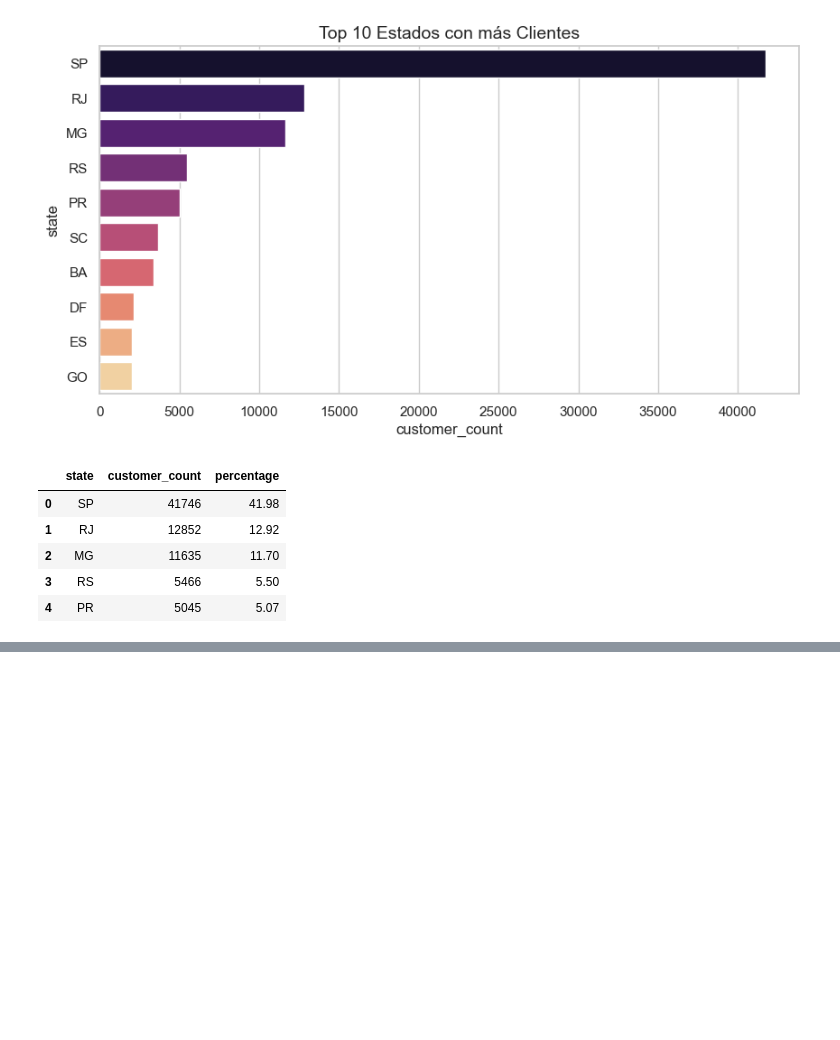
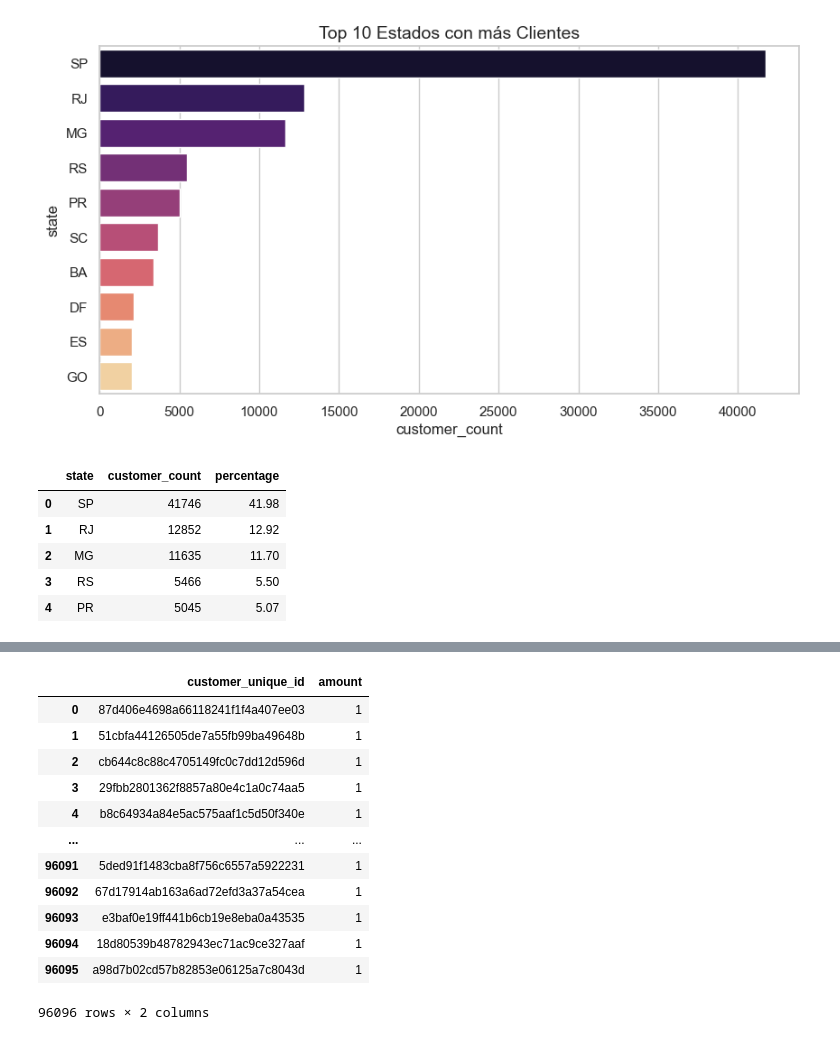
Before and after one commit to marcobustosblas/ecommerce-olist-analysis, a Jupyter notebook: notebooks/04_customer_analysis.ipynb, the cells around one changed output, grey strips where cells are left out. Cells and saved outputs as stored; diff of their text form; code cells hidden in the pictures; blank space fills up the shorter version.

```diff
--- a/notebooks/04_customer_analysis.ipynb
+++ b/notebooks/04_customer_analysis.ipynb
@@ -81,0 +88,26 @@ state_distribution.head()
+# %%
+q = """
+SELECT customer_unique_id,
+    COUNT(order_id) AS order_quantity
+FROM orders AS o
+JOIN customers AS c
+ON o.customer_id = c.customer_id
+GROUP BY customer_unique_id;
+"""
+# %%
+query = duckdb.query(q).df()
+display(query)
+# %% [output]
+|  | customer_unique_id | amount |
+| 0 | 87d406e4698a66118241f1f4a407ee03 | 1 |
+| 1 | 51cbfa44126505de7a55fb99ba49648b | 1 |
+| 2 | cb644c8c88c4705149fc0c7dd12d596d | 1 |
+| 3 | 29fbb2801362f8857a80e4c1a0c74aa5 | 1 |
+| 4 | b8c64934a84e5ac575aaf1c5d50f340e | 1 |
+| ... | ... | ... |
+| 96091 | 5ded91f1483cba8f756c6557a5922231 | 1 |
+| 96092 | 67d17914ab163a6ad72efd3a37a54cea | 1 |
+| 96093 | e3baf0e19ff441b6cb19e8eba0a43535 | 1 |
+| 96094 | 18d80539b48782943ec71ac9ce327aaf | 1 |
+| 96095 | a98d7b02cd57b82853e06125a7c8043d | 1 |
+96096 rows × 2 columns
```
Also changed, not shown: parts of 5 cells of this notebook.
